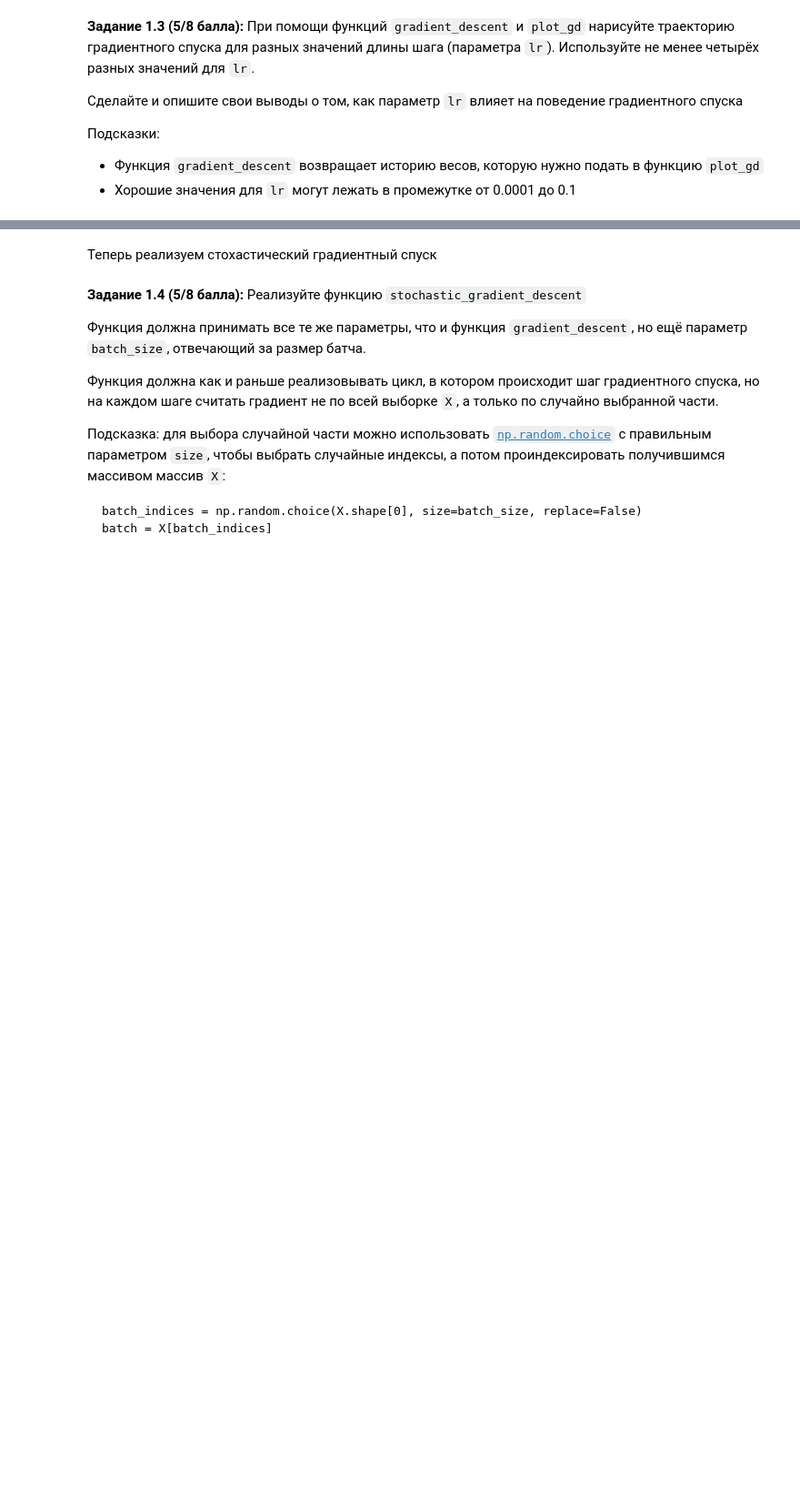
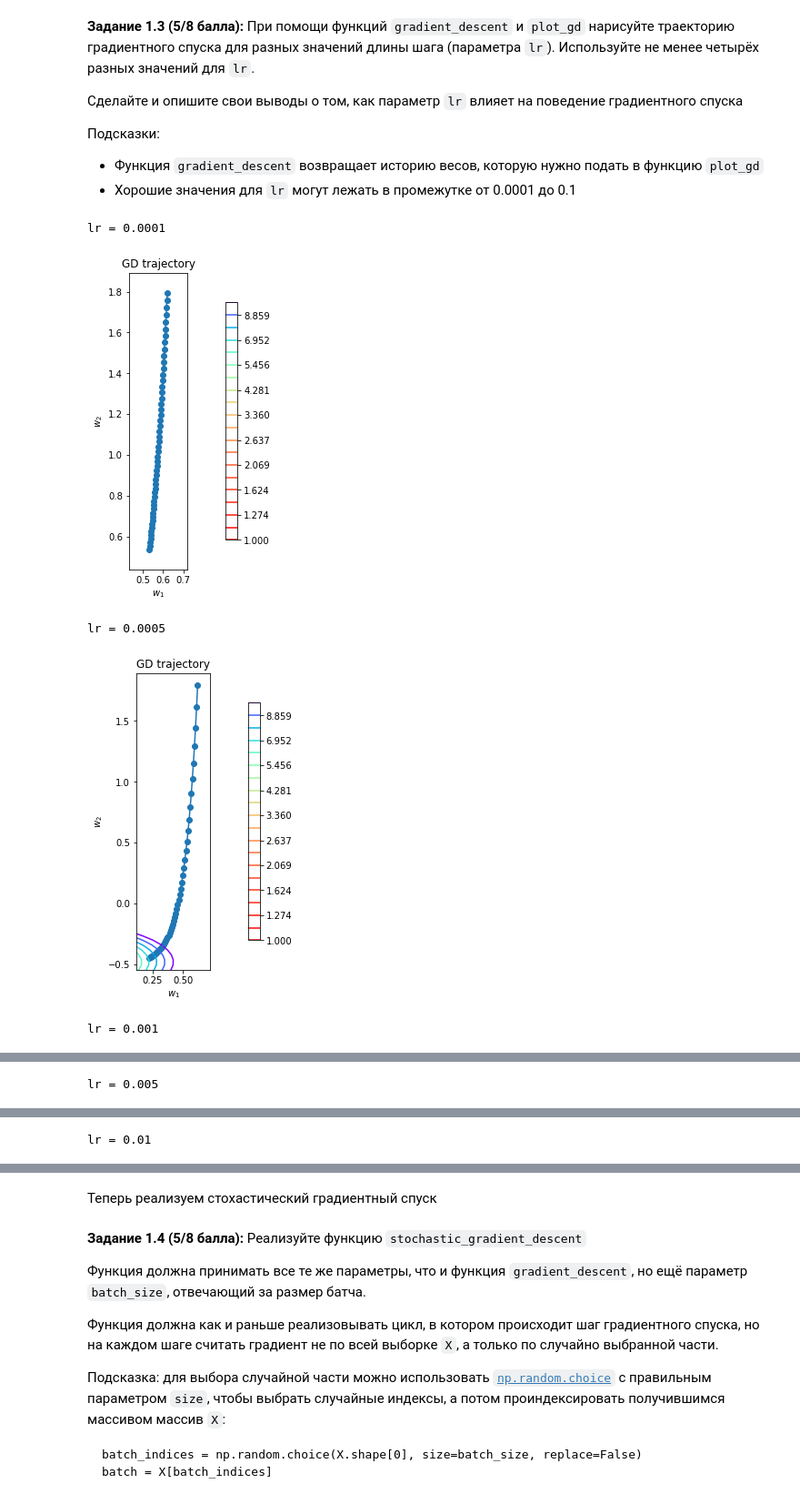
Before and after one commit to ksusonic/iad-intro-ds, a Jupyter notebook: 2021/homeworks/hw05_gd.ipynb, the cells around one changed output, grey strips where cells are left out. Shown at 91% size. Drawn from its saved outputs; the diff is of its cells as text; code cells hidden in the pictures; blank space fills up the shorter version.

```diff
--- a/2021/homeworks/hw05_gd.ipynb
+++ b/2021/homeworks/hw05_gd.ipynb
@@ -90,8 +90,7 @@ class MSELoss(BaseLoss):
         :return: число -- значения функции потерь
         """
         # Вычислите значение функции потерь при помощи X, y и w и верните его
-
-        return (np.linalg.norm(y - X.dot(w))**2) / X.shape[0]
+        return ((X.dot(w)-y)**2).mean()
 
 
     def calc_grad(self, X: np.ndarray, y: np.ndarray, w: np.ndarray) -> np.ndarray:
@@ -161,9 +160,11 @@ def gradient_descent(w_init: np.ndarray, X: np.ndarray, y: np.ndarray,
     :param n_iterations: int -- сколько итераций делать
     :return: Список из n_iterations объектов np.ndarray размера (n_features,) -- история весов на каждом шаге
     """
-    history = []
-    for t in range(1, n_iterations):
-        wt =  - lr *  history[-1]
+    history = [w_init]
+    for _ in range(n_iterations):
+        wt = history[-1] - lr *  loss.calc_grad(X, y, history[-1])
+        history.append(wt)
+    return history
 # %% [markdown]
 Теперь создадим синтетический датасет и функцию, которая будет рисовать траекторию градиентного спуска по истории:
 # %%
@@ -240,0 +247,15 @@ def plot_gd(w_list: Iterable, X: np.ndarray, y: np.ndarray, loss: BaseLoss):
+# %%
+# -- YOUR CODE HERE --
+
+# Думаю, золотая середина - значение l = 0.005
+# при 10 шагах и значениях l больше, чем 0.015 происходит градиентный флекс
+range_l = [0.0001, 0.0005, 0.001, 0.005, 0.01]
+for l in range_l:
+    print("lr =", l)
+    plot_gd(gradient_descent(w_init, X, y, loss, l, 50), X, y, loss)
+# %% [output]
+lr = 0.0001
+[figure, added]
+lr = 0.0005
+[figure, added]
+lr = 0.001
@@ -240,0 +263 @@ def plot_gd(w_list: Iterable, X: np.ndarray, y: np.ndarray, loss: BaseLoss):
+lr = 0.005
@@ -240,0 +265 @@ def plot_gd(w_list: Iterable, X: np.ndarray, y: np.ndarray, loss: BaseLoss):
+lr = 0.01
```
Also changed, not shown: parts of 12 cells of this notebook.
